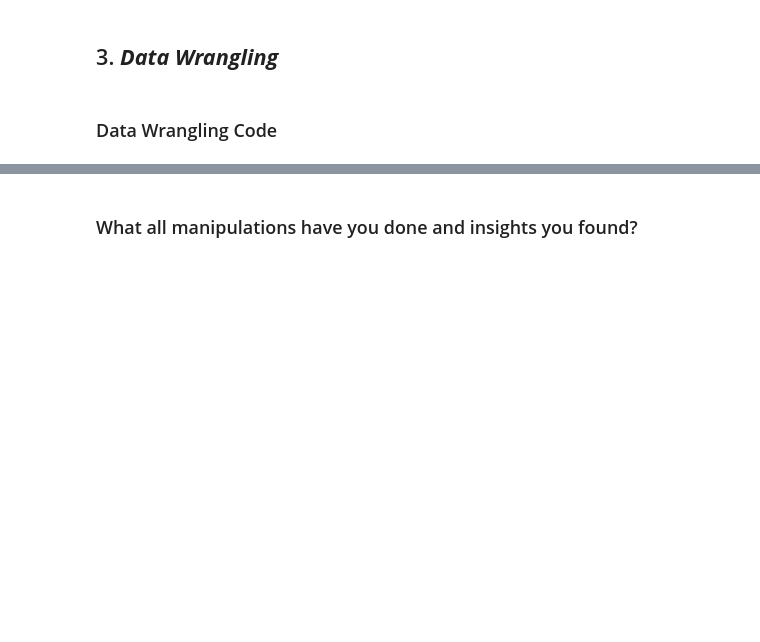
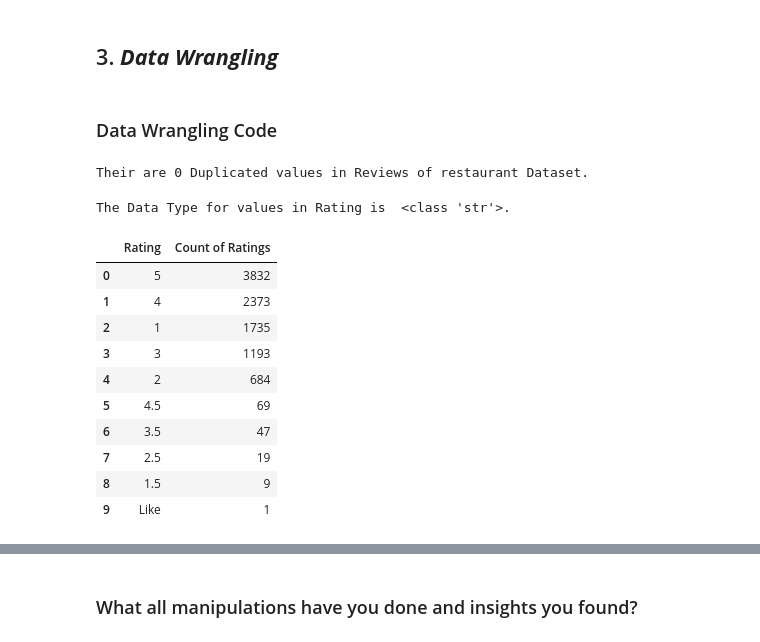
Before and after one commit to apurva-shrivastava/Zomato-Restaurant-Clustering-and-Sentiment-Analysis, a Jupyter notebook: Apurva_Zomato_Restaurant_Clustering_and_Sentiment_Analysis.ipynb, the cells around one changed output, grey strips where cells are left out. Saved outputs shown, nothing was run; the diff lists cells and outputs as text; code cells hidden in the pictures; blank space fills up the shorter version.

```diff
--- a/Apurva_Zomato_Restaurant_Clustering_and_Sentiment_Analysis.ipynb
+++ b/Apurva_Zomato_Restaurant_Clustering_and_Sentiment_Analysis.ipynb
@@ -371,10 +371,6 @@ memory usage: 5.0+ KB
 print(f"Their are {reviews.duplicated().sum()} Duplicated values in Reviews of restaurant Dataset.")
 # %% [output]
 Their are 36 Duplicated values in Reviews of restaurant Dataset.
-# %%
-#Since we have 36 duplicates and maximum of them are Nan values , we are removing all duplicated rows and keeping one instance of row.
-reviews=reviews.drop_duplicates()
-print(f"Their are {reviews.duplicated().sum()} Duplicated values in Reviews of restaurant Dataset.")
 # %%
 # Dataset Duplicate Value Count
 #Restaurant information Dataset
@@ -556,3 +552,32 @@ hotels.nunique().sort_values(ascending=False).reset_index().rename(columns={'ind
 ### Data Wrangling Code
 # %%
 # Write your code to make your dataset analysis ready.
+
+#Creating copy of both the datasets.
+hotels_ = hotels.copy()
+reviews_ = reviews.copy()
+# %%
+#Code to make Reviews of restaurant Dataset analysis ready.
+
+#Dropping all 36 duplicate values from dataset and keeping their one instance.
+reviews_.drop_duplicates(inplace=True)
+print(f"Their are {reviews.duplicated().sum()} Duplicated values in Reviews of restaurant Dataset.")
+# %% [output]
+Their are 0 Duplicated values in Reviews of restaurant Dataset.
+# %%
+#We saw that the Data Type for values in Rating is  <class 'str'> so we need to convert it into INT.
+print(f"The Data Type for values in Rating is  {type(reviews_['Rating'][0])}.")
+reviews_['Rating'].value_counts().reset_index().rename(columns={'index':'Rating','Rating':'Count of Ratings'})
+# %% [output]
+The Data Type for values in Rating is  <class 'str'>.
+|  | Rating | Count of Ratings |
+| 0 | 5 | 3832 |
+| 1 | 4 | 2373 |
+| 2 | 1 | 1735 |
+| 3 | 3 | 1193 |
+| 4 | 2 | 684 |
+| 5 | 4.5 | 69 |
+| 6 | 3.5 | 47 |
+| 7 | 2.5 | 19 |
+| 8 | 1.5 | 9 |
+| 9 | Like | 1 |
```
Also changed, not shown: parts of 15 cells of this notebook.
